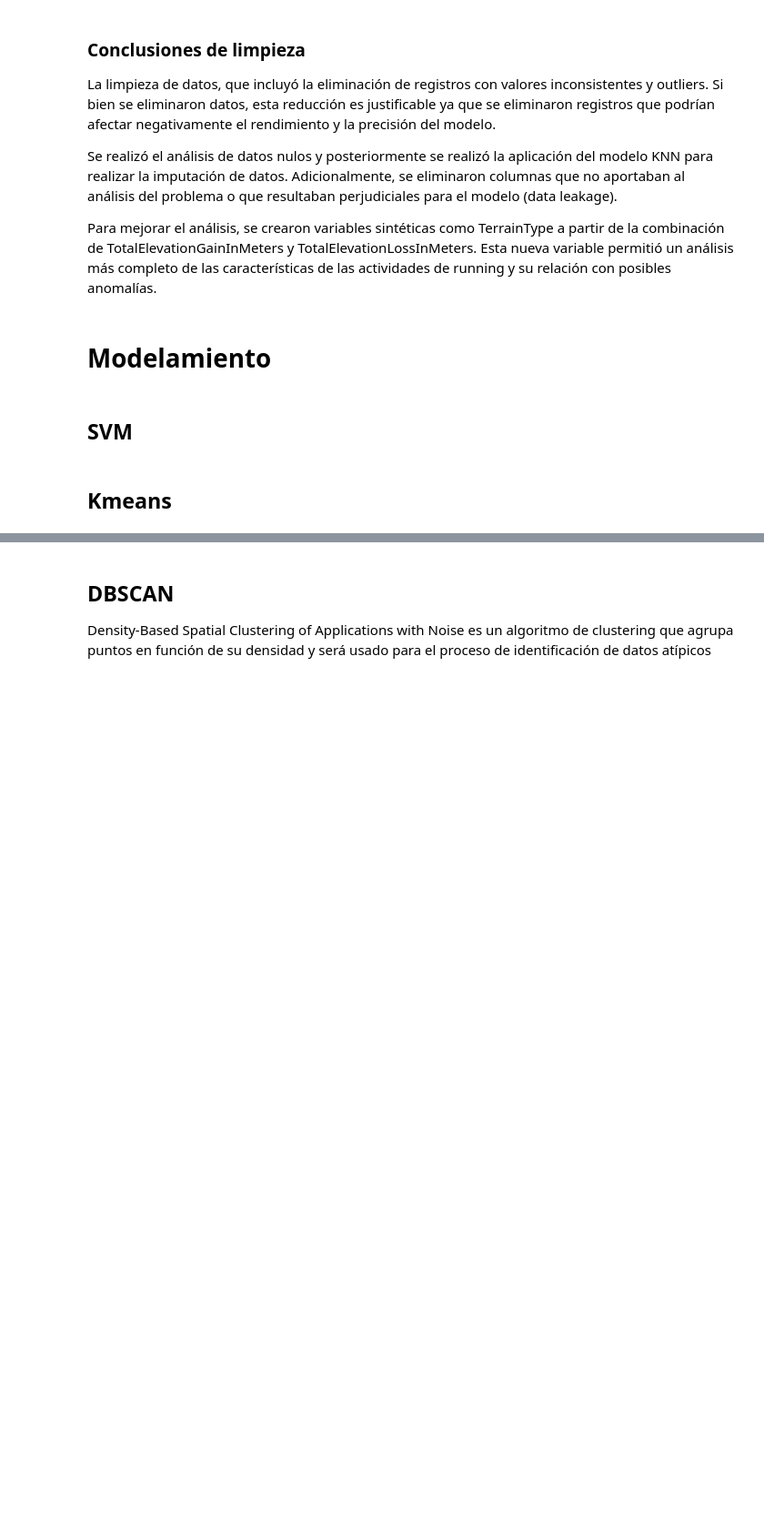
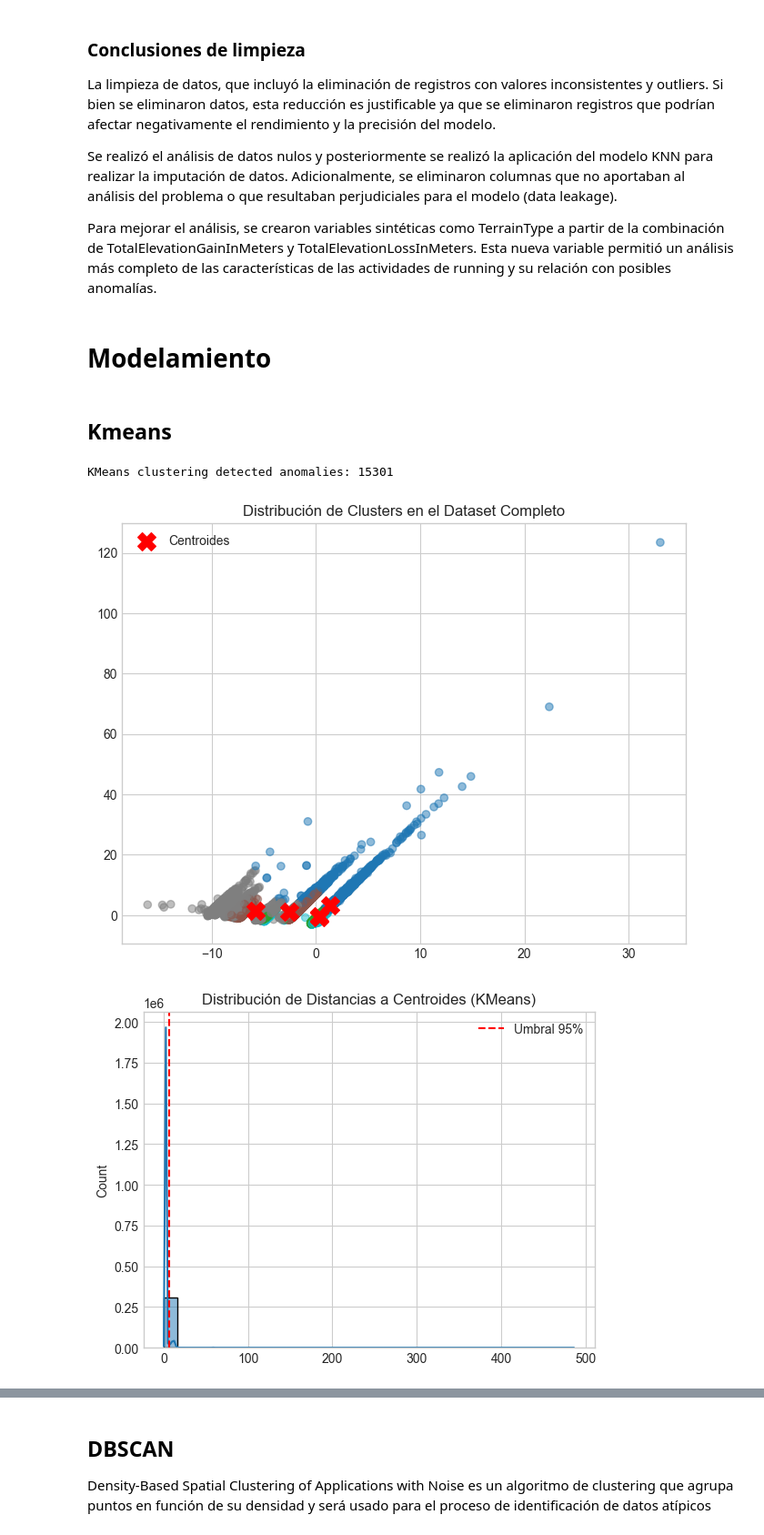
Before and after one commit to lauraich/running_anomalies_detection_data_analysis, a Jupyter notebook: Proyecto_final_analisis_de_datos_I.ipynb, the cells around one changed output, grey strips where cells are left out. Shown at 91% size. Drawn from its saved outputs; the diff is of its cells as text; code cells hidden in the pictures; blank space fills up the shorter version.

Commit message:
Kmeans

```diff
--- a/Proyecto_final_analisis_de_datos_I.ipynb
+++ b/Proyecto_final_analisis_de_datos_I.ipynb
@@ -1038,5 +1041,3 @@ Se realizó el análisis de datos nulos y posteriormente se realizó la aplicaci
 Para mejorar el análisis, se crearon variables sintéticas como TerrainType a partir de la combinación de TotalElevationGainInMeters y TotalElevationLossInMeters. Esta nueva variable permitió un análisis más completo de las características de las actividades de running y su relación con posibles anomalías.
 # %% [markdown]
 # Modelamiento
-# %% [markdown]
-## SVM
@@ -1053,13 +1044,45 @@ print('One-Class SVM detected anomalies:', svm_anomalies)
+# %%
+# Normalizar el dataset completo
+df_encoded_scaled = scaler.fit_transform(df_encoded)  # Asegúrate de que 'scaler' está definido
 # %% [markdown]
 ## Kmeans
 # %%
+# Entrenar KMeans en todo el dataset
 n_clusters = 5
 kmeans = KMeans(n_clusters=n_clusters, random_state=42)
-kmeans.fit(df_encoded)
-cluster_labels = kmeans.labels_
+kmeans.fit(df_encoded_scaled)
+
+# Obtener etiquetas y centroides
+labels = kmeans.labels_
 centers = kmeans.cluster_centers_
 
-distances = np.linalg.norm(df_encoded - centers[cluster_labels], axis=1)
+# Calcular distancias y definir umbral de anomalía
+distances = np.linalg.norm(df_encoded_scaled - centers[labels, :], axis=1)
 dist_threshold = np.percentile(distances, 95)
-cluster_anomalies = np.sum(distances > dist_threshold)
-print('KMeans clustering detected anomalies:', cluster_anomalies)
+
+# Detectar anomalías en el dataset completo
+anomalies = np.sum(distances > dist_threshold)
+print('KMeans clustering detected anomalies:', anomalies)
+
+pca = PCA(n_components=2)
+df_pca = pca.fit_transform(df_encoded_scaled)
+# %% [output]
+KMeans clustering detected anomalies: 15301
+# %%
+# Visualización de clusters
+plt.figure(figsize=(8,6))
+plt.scatter(df_pca[:, 0], df_pca[:, 1], c=labels, cmap='tab10', alpha=0.5)
+plt.scatter(pca.transform(centers)[:, 0], pca.transform(centers)[:, 1], c='red', marker='X', s=200, label='Centroides')
+plt.title('Distribución de Clusters en el Dataset Completo')
+plt.legend()
+plt.show()
+
+# Histograma de distancias
+sns.histplot(distances, bins=30, kde=True)
+plt.axvline(dist_threshold, color='red', linestyle='dashed', label='Umbral 95%')
+plt.legend()
+plt.title('Distribución de Distancias a Centroides (KMeans)')
+plt.show()
+# %% [output]
+[figure, added]
+[figure, added]
```
Also changed, not shown: parts of 12 cells of this notebook.
